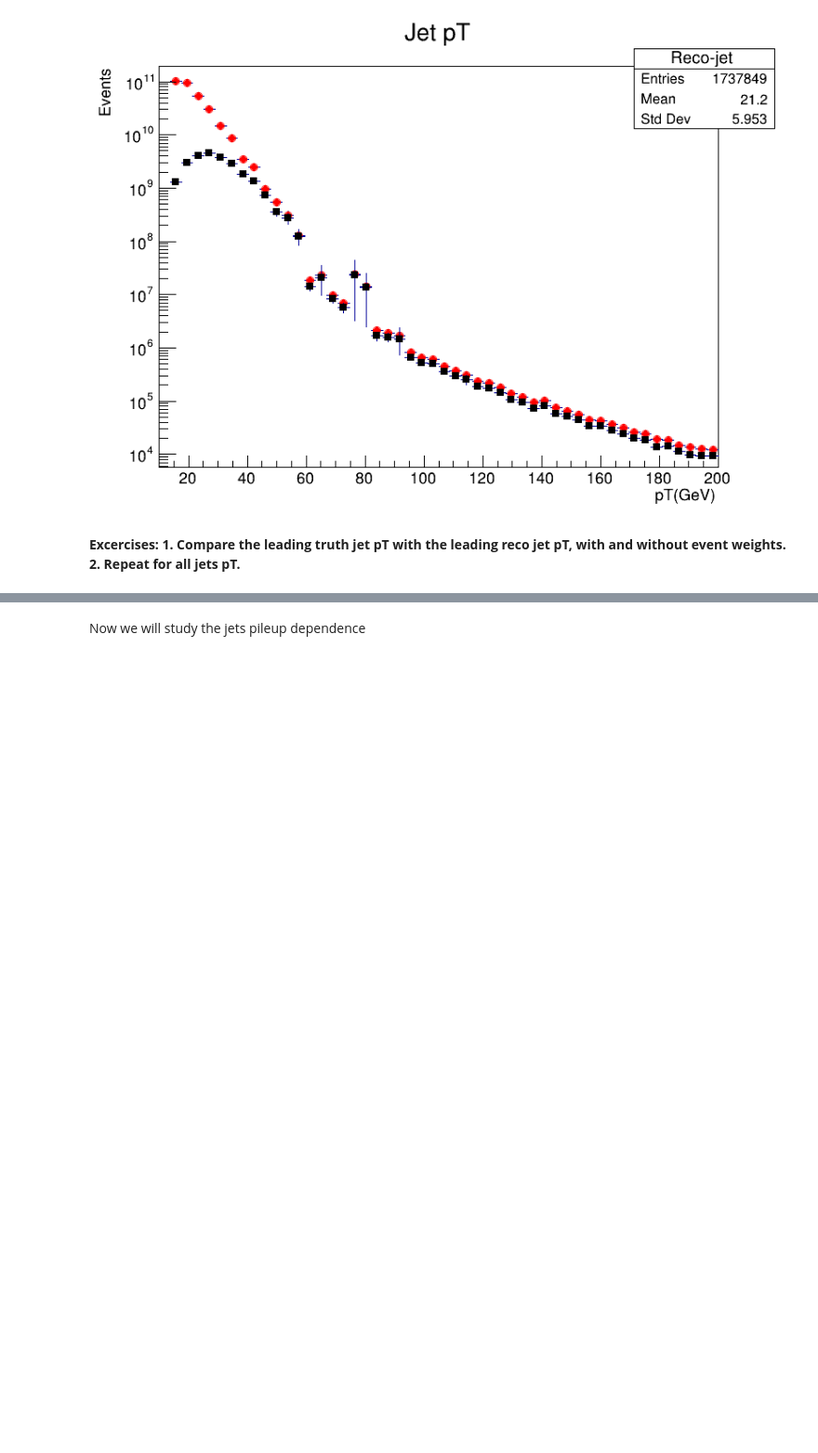
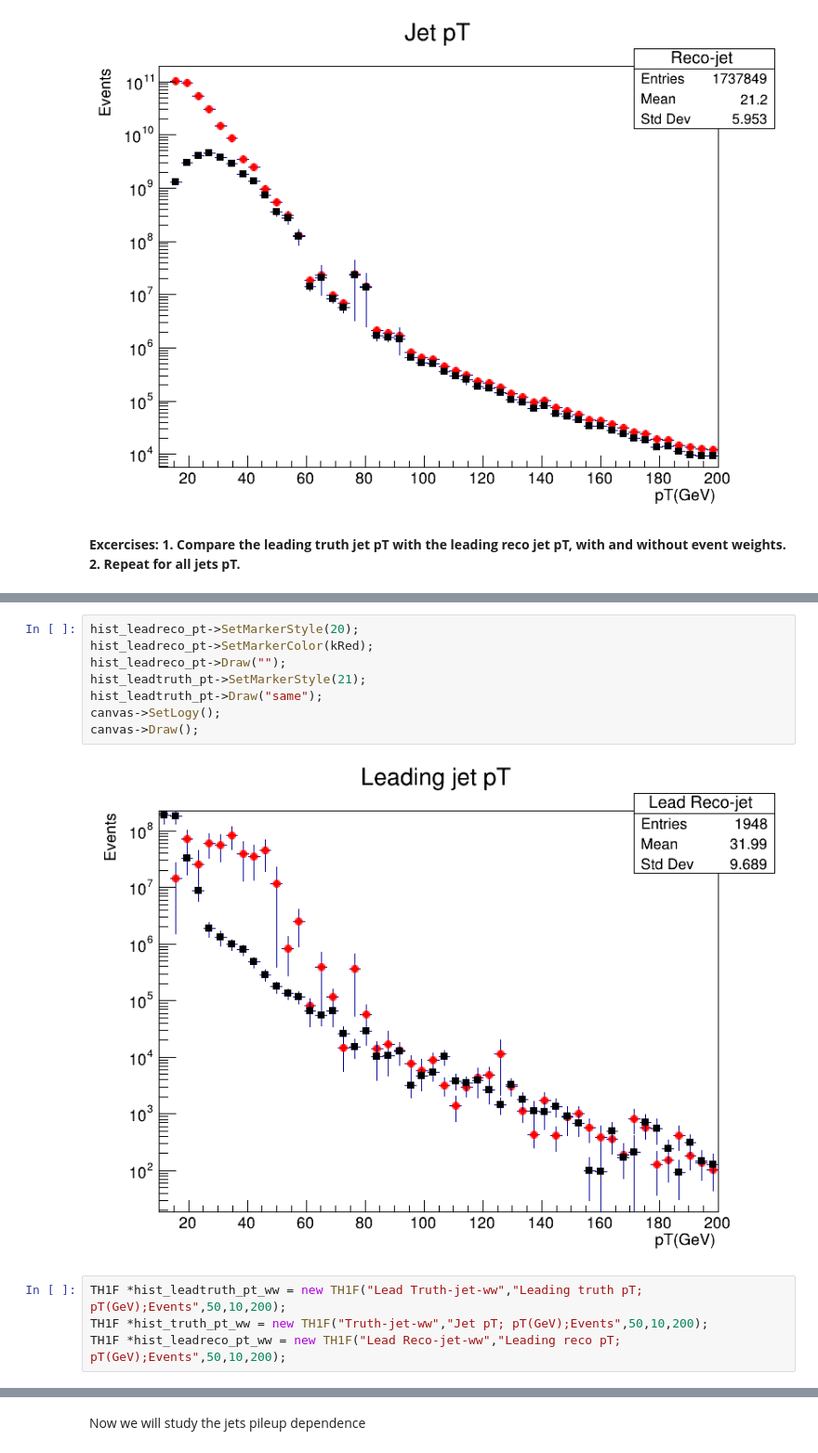
Before and after one commit to jummorenope/Temas-avanzados-en-f-sica-de-particulas, a Jupyter notebook: Jets/Jets_cpp.ipynb, the cells around one changed output, grey strips where cells are left out. Shown at 93% size. Cells and saved outputs as stored; diff of their text form; blank space fills up the shorter version.

Commit message:
Leading jets sin weight

```diff
--- a/Jets/Jets_cpp.ipynb
+++ b/Jets/Jets_cpp.ipynb
@@ -100,0 +125,14 @@ canvas->Draw();
+# %%
+hist_leadreco_pt->SetMarkerStyle(20);
+hist_leadreco_pt->SetMarkerColor(kRed);
+hist_leadreco_pt->Draw("");
+hist_leadtruth_pt->SetMarkerStyle(21);
+hist_leadtruth_pt->Draw("same");
+canvas->SetLogy();
+canvas->Draw();
+# %% [output]
+[figure, added]
+# %%
+TH1F *hist_leadtruth_pt_ww = new TH1F("Lead Truth-jet-ww","Leading truth pT; pT(GeV);Events",50,10,200);
+TH1F *hist_truth_pt_ww = new TH1F("Truth-jet-ww","Jet pT; pT(GeV);Events",50,10,200);
+TH1F *hist_leadreco_pt_ww = new TH1F("Lead Reco-jet-ww","Leading reco pT; pT(GeV);Events",50,10,200);
```
Also changed, not shown: parts of 4 cells of this notebook.
